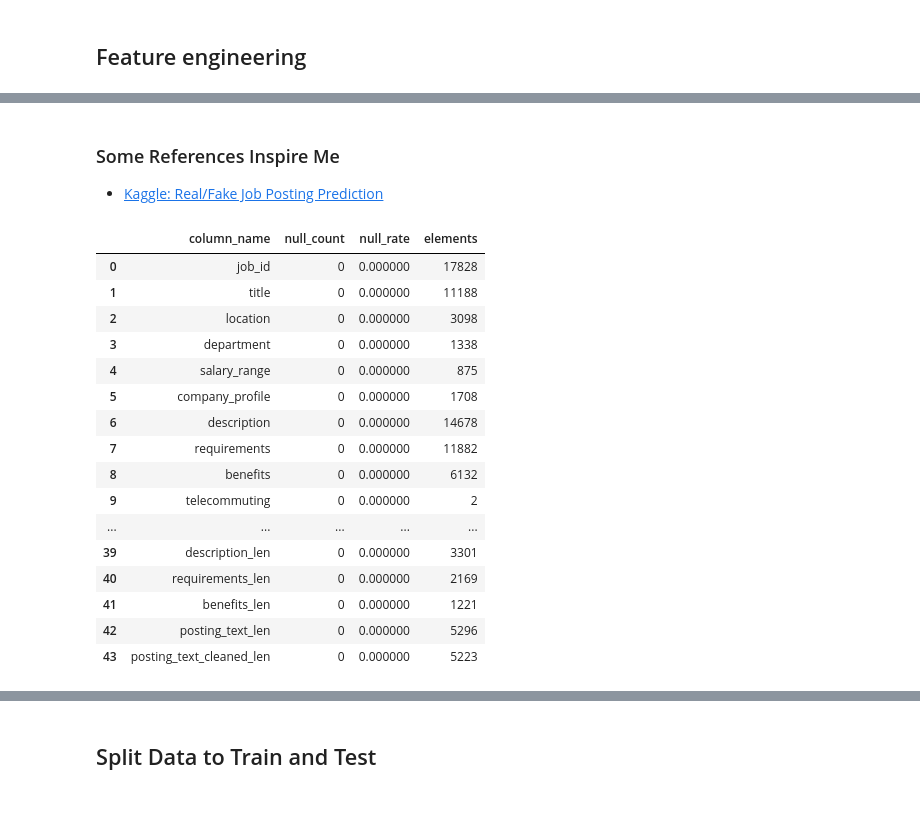
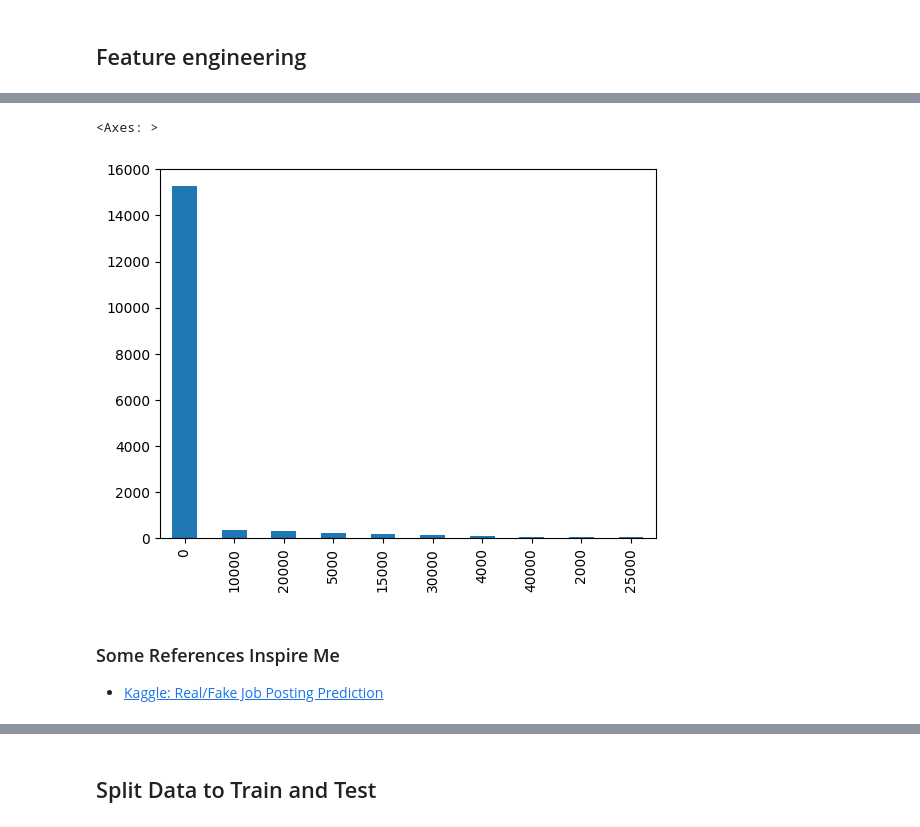
Before and after one commit to BillGuess/Fake-JD-Detector, a Jupyter notebook: data_observation_splitting.ipynb, the cells around one changed output, grey strips where cells are left out. Cells and saved outputs as stored; diff of their text form; code cells hidden in the pictures.

```diff
--- a/data_observation_splitting.ipynb
+++ b/data_observation_splitting.ipynb
@@ -107,18 +160,4 @@ job_postings_extend_df = copy.deepcopy(job_postings_df)
 # %%
-# Using 0 length string ("") replace Nan for more easy to detect
-job_postings_extend_df.fillna("", inplace=True)
-
-# Add is_null column for all value-loss columns
-# If value is "", means loss, set value 1 otherwise 0
-null_counts = job_postings_df.isnull().sum()
-for column, null_count in null_counts.items():
-    if null_count > 0:
-        job_postings_extend_df[column+"_is_null"] = job_postings_extend_df[column].apply(lambda x: 0 if len(x) > 0 else 1)
-
-# Spilt location to country, state, city
-split_column_names = ["location_country", "location_state", "location_city"]
-job_postings_extend_df[split_column_names] = job_postings_extend_df["location"].str.split(", ",  2, expand=True)
-
 # Processing salary range to numerical
 salary_range_lows, salary_range_ups, salary_range_diff = [], [], []
 for salary_range in job_postings_extend_df["salary_range"].tolist():
@@ -138,6 +177,11 @@ for salary_range in job_postings_extend_df["salary_range"].tolist():
 job_postings_extend_df["salary_range_low"] = salary_range_lows
 job_postings_extend_df["salary_range_up"] = salary_range_ups
 job_postings_extend_df["salary_range_diff"] = salary_range_diff
+# %%
+job_postings_extend_df["salary_range_diff"].value_counts().iloc[:10].plot(kind="bar")
+# %% [output]
+<Axes: >
+[figure, added]
 # %% [markdown]
 ### Some References Inspire Me
 
@@ -164,21 +216 @@ for text_column in text_columns:
-# %%
-summary_dataframe(job_postings_extend_df)
-# %% [output]
-|  | column_name | null_count | null_rate | elements |
-| 0 | job_id | 0 | 0.000000 | 17828 |
-| 1 | title | 0 | 0.000000 | 11188 |
-| 2 | location | 0 | 0.000000 | 3098 |
-| 3 | department | 0 | 0.000000 | 1338 |
-| 4 | salary_range | 0 | 0.000000 | 875 |
-| 5 | company_profile | 0 | 0.000000 | 1708 |
-| 6 | description | 0 | 0.000000 | 14678 |
-| 7 | requirements | 0 | 0.000000 | 11882 |
-| 8 | benefits | 0 | 0.000000 | 6132 |
-| 9 | telecommuting | 0 | 0.000000 | 2 |
-| ... | ... | ... | ... | ... |
-| 39 | description_len | 0 | 0.000000 | 3301 |
-| 40 | requirements_len | 0 | 0.000000 | 2169 |
-| 41 | benefits_len | 0 | 0.000000 | 1221 |
-| 42 | posting_text_len | 0 | 0.000000 | 5296 |
-| 43 | posting_text_cleaned_len | 0 | 0.000000 | 5223 |
 # %%
```
Also changed, not shown: parts of 19 cells of this notebook.
